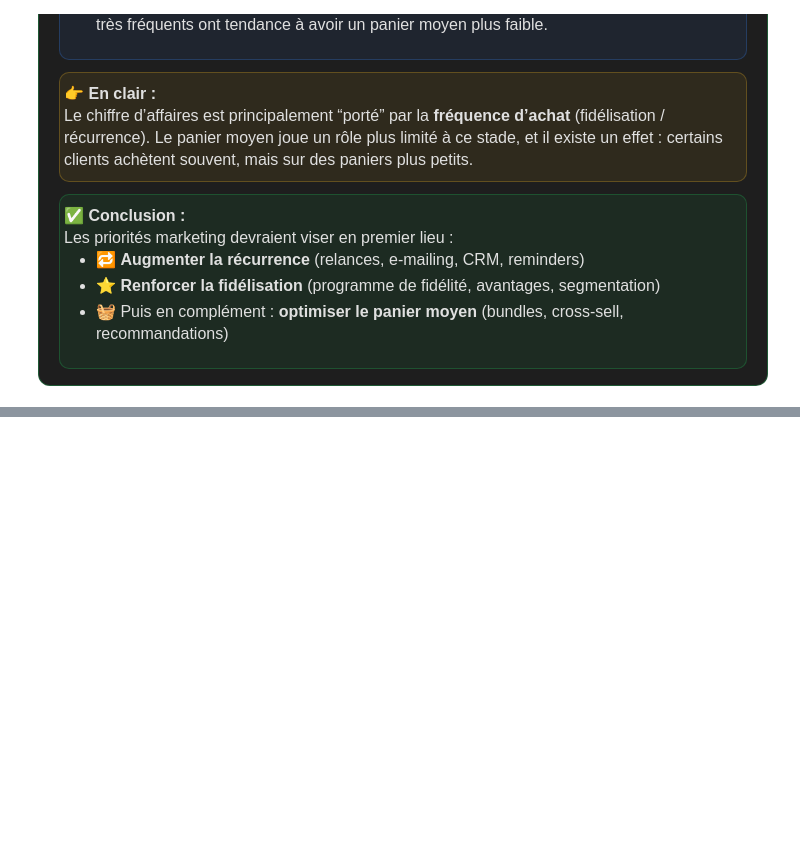
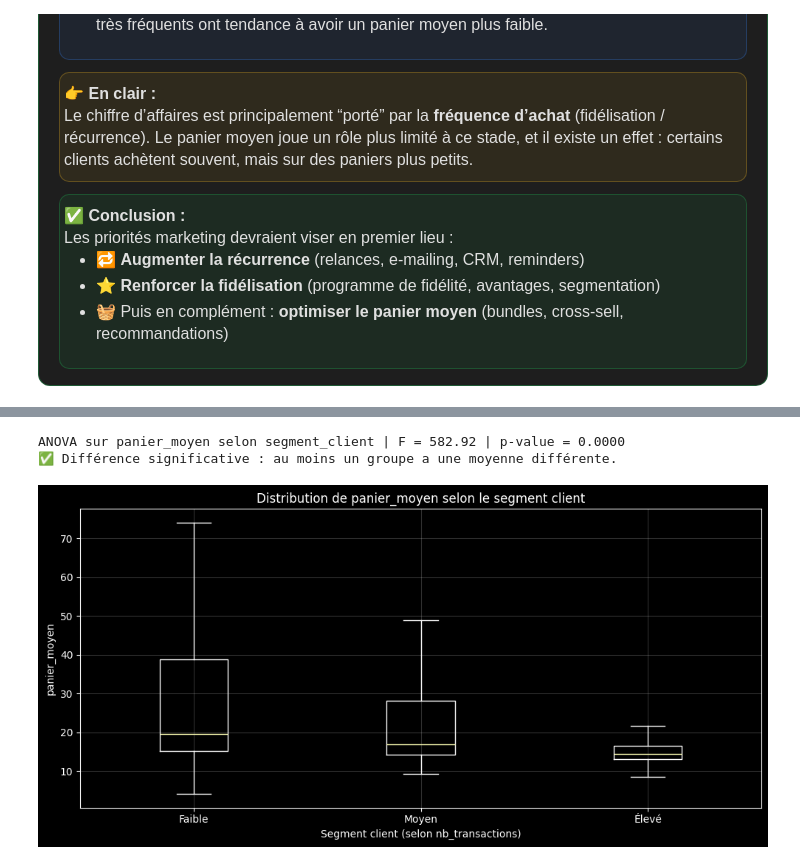
Before and after one commit to Stephane-OC/lapage, a Jupyter notebook: analyse_lapage.ipynb, the cells around one changed output, grey strips where cells are left out. Drawn from its saved outputs; the diff is of its cells as text; code cells hidden in the pictures; blank space fills up the shorter version.

```diff
--- a/analyse_lapage.ipynb
+++ b/analyse_lapage.ipynb
@@ -5527,0 +5808,48 @@ plt.show()
+# %%
+# ANOVA (ou t-test)
+# Objectif : comparer la moyenne d'une variable quantitative entre groupes
+# Exemple : panier_moyen selon segment_client
+
+from scipy.stats import f_oneway, ttest_ind
+
+# On réutilise client_stats avec segment_client créé dans le bloc χ²
+if "segment_client" not in client_stats.columns:
+    # si tu as lancé ce bloc sans le χ², on recrée le segment
+    q1, q2 = client_stats["nb_transactions"].quantile([0.33, 0.66])
+    client_stats["segment_client"] = client_stats["nb_transactions"].apply(
+        lambda n: "Faible" if n <= q1 else ("Moyen" if n <= q2 else "Élevé")
+    )
+
+# Variable à comparer
+target = "panier_moyen"  # tu peux tester aussi "ca_total"
+
+groups = [g[target].values for _, g in client_stats.groupby("segment_client")]
+
+# ANOVA (3 groupes)
+stat, p = f_oneway(*groups)
+print(f"ANOVA sur {target} selon segment_client | F = {stat:.2f} | p-value = {p:.4f}")
+
+if p < 0.05:
+    print("✅ Différence significative : au moins un groupe a une moyenne différente.")
+else:
+    print("ℹ️ Pas de différence significative détectée (au seuil 5%).")
+
+# Graphique : boxplot
+plt.style.use("dark_background")
+fig, ax = plt.subplots(figsize=(10, 5))
+
+data_order = ["Faible", "Moyen", "Élevé"]
+box_data = [client_stats.loc[client_stats["segment_client"] == s, target].values for s in data_order]
+
+ax.boxplot(box_data, tick_labels=data_order, showfliers=False)
+ax.set_title(f"Distribution de {target} selon le segment client")
+ax.set_xlabel("Segment client (selon nb_transactions)")
+ax.set_ylabel(target)
+ax.grid(alpha=0.2)
+
+plt.tight_layout()
+plt.show()
+# %% [output]
+ANOVA sur panier_moyen selon segment_client | F = 582.92 | p-value = 0.0000
+✅ Différence significative : au moins un groupe a une moyenne différente.
+[figure, added]
```
Also changed, not shown: parts of 16 cells of this notebook, 1 other file.
